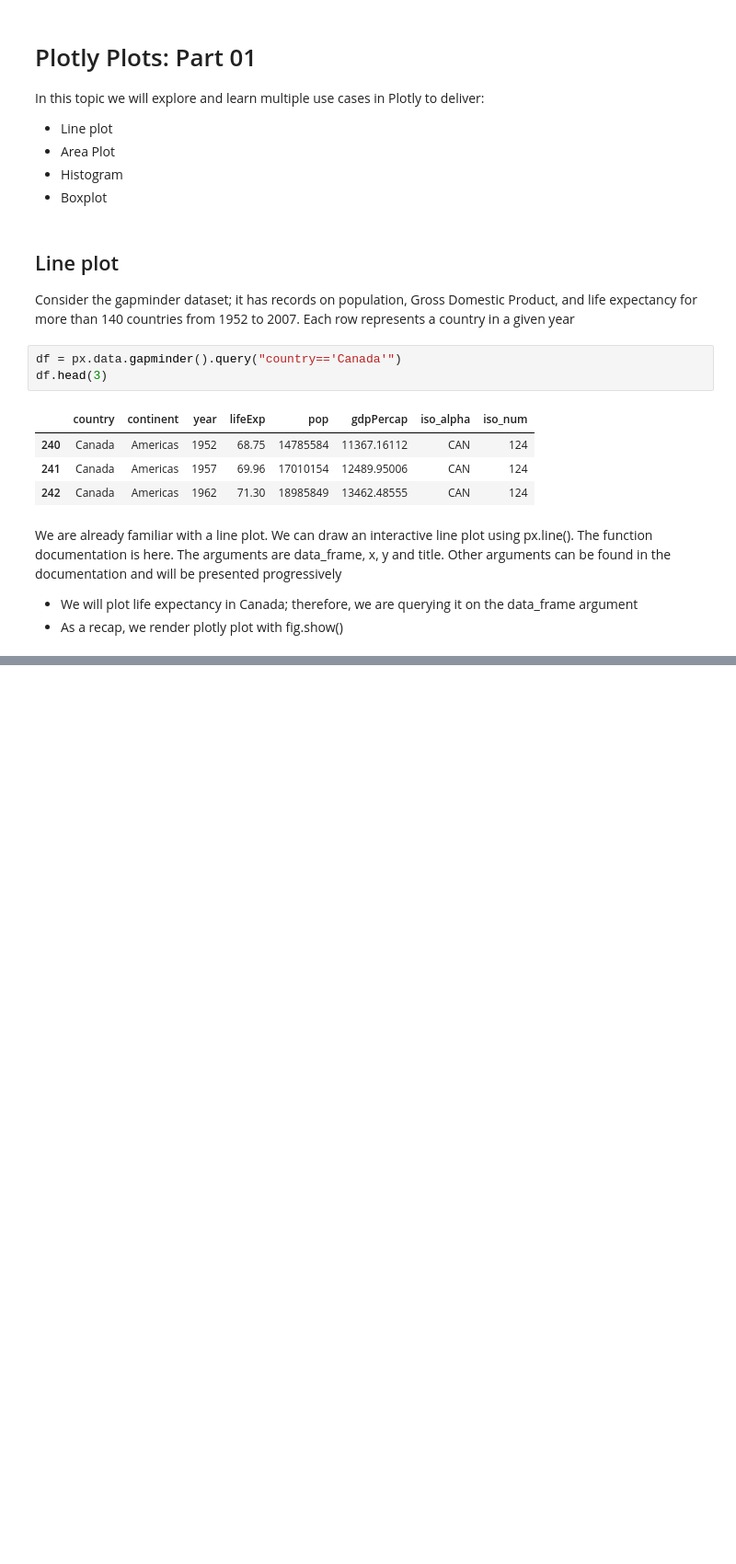
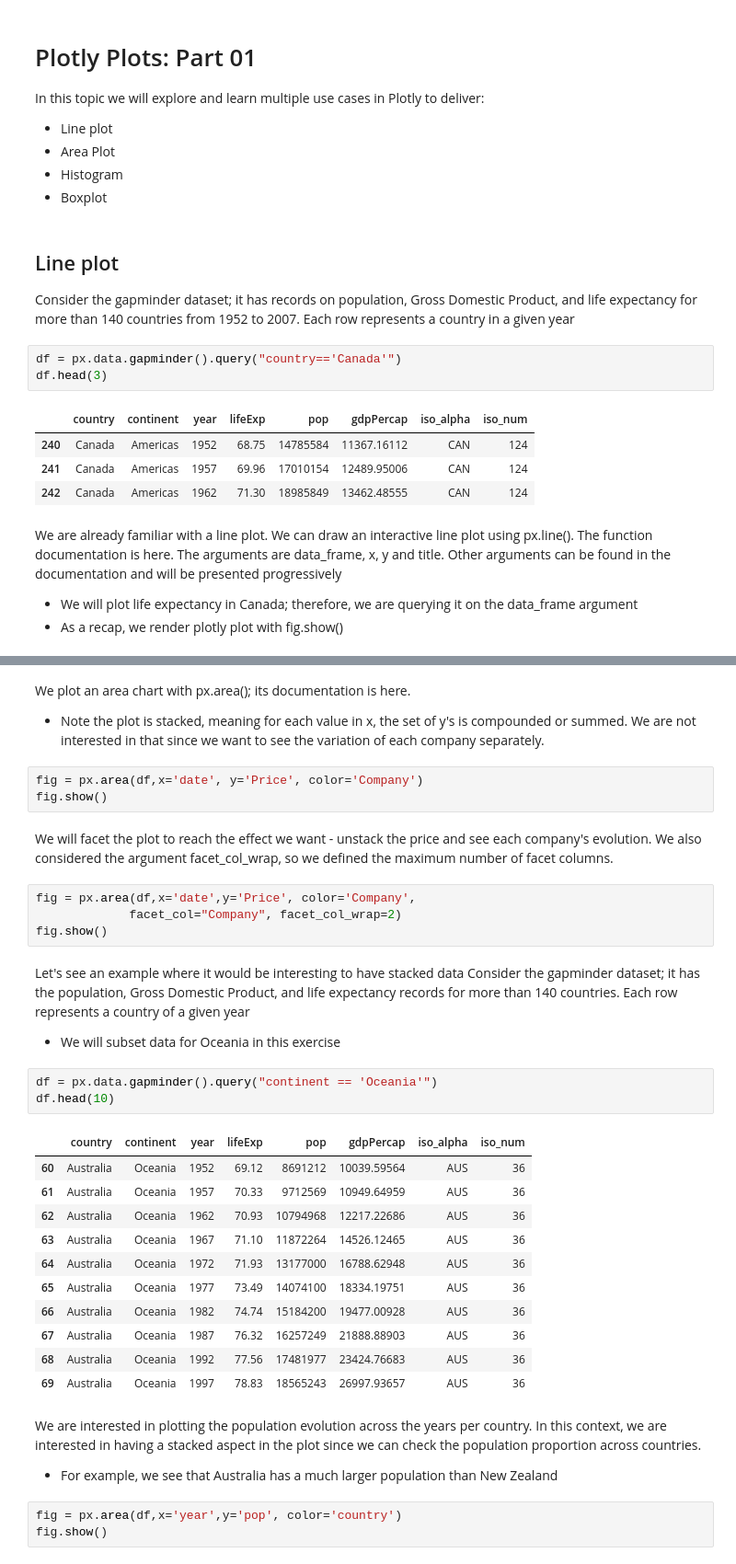
Before and after one commit to tb9757/Masterclasses, a Jupyter notebook: plotly.ipynb, the cells around one changed output, grey strips where cells are left out. Shown at 92% size. Drawn from its saved outputs; the diff is of its cells as text; blank space fills up the shorter version.

```diff
--- a/plotly.ipynb
+++ b/plotly.ipynb
@@ -35,0 +176,37 @@ ValueError: Mime type rendering requires nbformat>=4.2.0 but it is not installed
+# %% [markdown]
+We plot an area chart with px.area(); its documentation is here.
+- Note the plot is stacked, meaning for each value in x, the set of y's is compounded or summed. We are not interested in that since we want to see the variation of each company separately.
+# %%
+fig = px.area(df,x='date', y='Price', color='Company')
+fig.show()
+# %% [markdown]
+We will facet the plot to reach the effect we want - unstack the price and see each company's evolution. We also considered the argument facet_col_wrap, so we defined the maximum number of facet columns.
+# %%
+fig = px.area(df,x='date',y='Price', color='Company',
+             facet_col="Company", facet_col_wrap=2)
+fig.show()
+# %% [markdown]
+Let's see an example where it would be interesting to have stacked data
+Consider the gapminder dataset; it has the population, Gross Domestic Product, and life expectancy records for more than 140 countries. Each row represents a country of a given year
+- We will subset data for Oceania in this exercise
+# %%
+df = px.data.gapminder().query("continent == 'Oceania'")
+df.head(10)
+# %% [output]
+|  | country | continent | year | lifeExp | pop | gdpPercap | iso_alpha | iso_num |
+| 60 | Australia | Oceania | 1952 | 69.12 | 8691212 | 10039.59564 | AUS | 36 |
+| 61 | Australia | Oceania | 1957 | 70.33 | 9712569 | 10949.64959 | AUS | 36 |
+| 62 | Australia | Oceania | 1962 | 70.93 | 10794968 | 12217.22686 | AUS | 36 |
+| 63 | Australia | Oceania | 1967 | 71.10 | 11872264 | 14526.12465 | AUS | 36 |
+| 64 | Australia | Oceania | 1972 | 71.93 | 13177000 | 16788.62948 | AUS | 36 |
+| 65 | Australia | Oceania | 1977 | 73.49 | 14074100 | 18334.19751 | AUS | 36 |
+| 66 | Australia | Oceania | 1982 | 74.74 | 15184200 | 19477.00928 | AUS | 36 |
+| 67 | Australia | Oceania | 1987 | 76.32 | 16257249 | 21888.88903 | AUS | 36 |
+| 68 | Australia | Oceania | 1992 | 77.56 | 17481977 | 23424.76683 | AUS | 36 |
+| 69 | Australia | Oceania | 1997 | 78.83 | 18565243 | 26997.93657 | AUS | 36 |
+# %% [markdown]
+We are interested in plotting the population evolution across the years per country. In this context, we are interested in having a stacked aspect in the plot since we can check the population proportion across countries.
+- For example, we see that Australia has a much larger population than New Zealand
+# %%
+fig = px.area(df,x='year',y='pop', color='country')
+fig.show()
```
Also changed, not shown: parts of 45 cells of this notebook.
